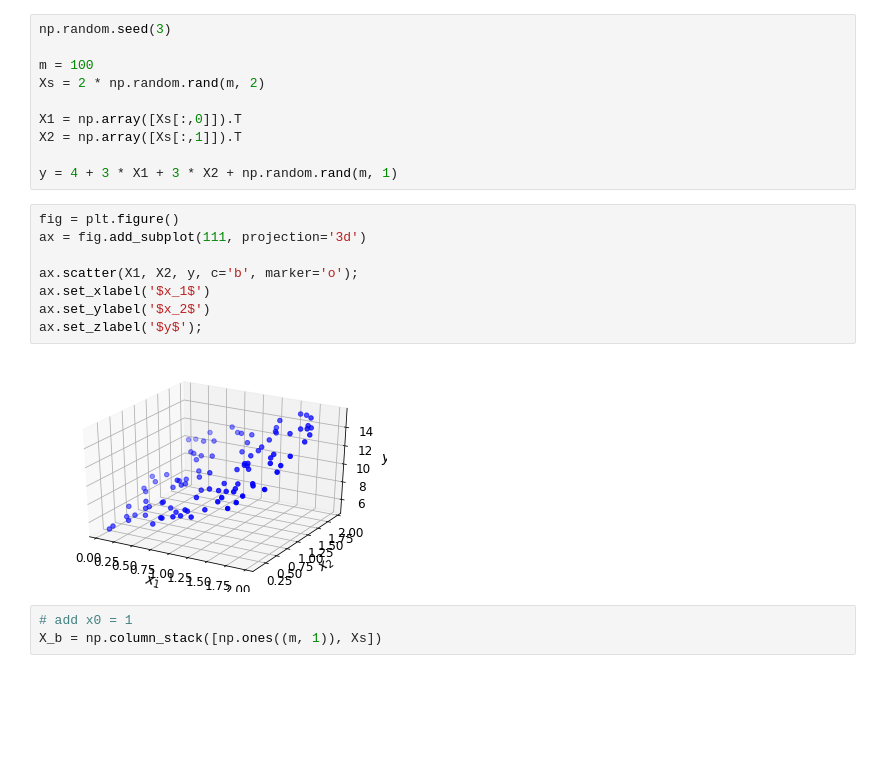
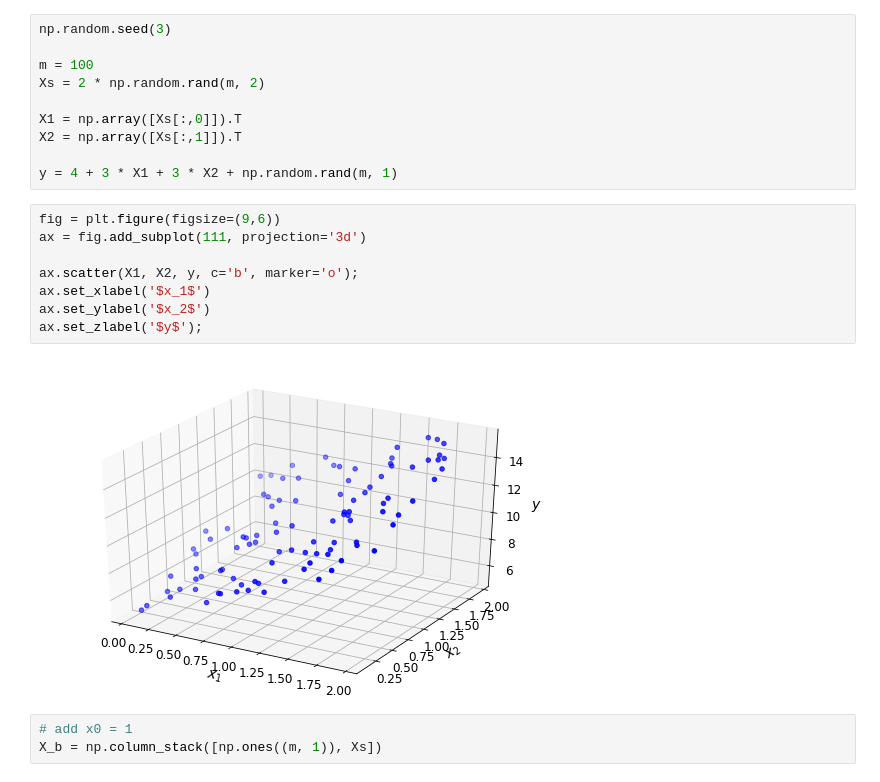
Before and after one commit to shaunhyp57/Artificial-Intelligence-Machine-Learning, a Jupyter notebook: HW_5/HW_5.ipynb, the cells around one changed output. Cells and saved outputs as stored; diff of their text form; blank space fills up the shorter version.

```diff
--- a/HW_5/HW_5.ipynb
+++ b/HW_5/HW_5.ipynb
@@ -96,15 +96,15 @@ X2 = np.array([Xs[:,1]]).T
 
 y = 4 + 3 * X1 + 3 * X2 + np.random.rand(m, 1)
 # %%
-fig = plt.figure()
+fig = plt.figure(figsize=(9,6))
 ax = fig.add_subplot(111, projection='3d')
 
 ax.scatter(X1, X2, y, c='b', marker='o');
 ax.set_xlabel('$x_1$')
 ax.set_ylabel('$x_2$')
 ax.set_zlabel('$y$');
 # %% [output]
-[figure, old version]
+[figure, new version]
 # %%
 # add x0 = 1
 X_b = np.column_stack([np.ones((m, 1)), Xs])
```
Also changed, not shown: parts of 2 cells of this notebook.
